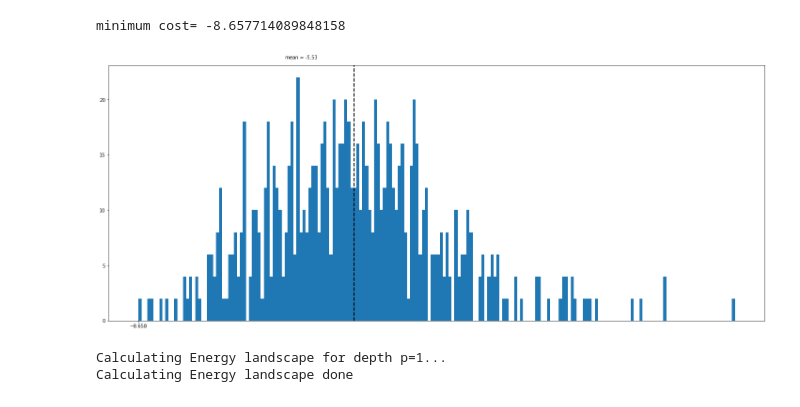
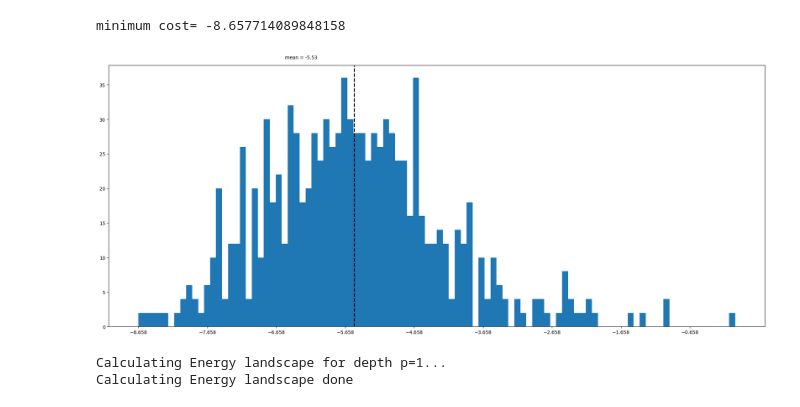
Before and after one commit to OpenQuantumComputing/optimization, a Jupyter notebook: MaxCut/10 nodes.ipynb, the cells around one changed output. Saved outputs shown, nothing was run; the diff lists cells and outputs as text; code cells hidden in the pictures.

```diff
--- a/MaxCut/10 nodes.ipynb
+++ b/MaxCut/10 nodes.ipynb
@@ -34,16 +34,16 @@ minimum cost= -8.657714089848158
 # %%
 max_val=max(costs)
 
 pl.figure(figsize=(25,10))
-_=pl.hist(np.sort(costs), bins=200)
+_=pl.hist(np.sort(costs), bins=100)
 min_ylim, max_ylim = pl.ylim()
 max_ylim *=1.025
 mean=np.mean(costs)
 pl.axvline(mean, color='k', linestyle='dashed', linewidth=2)
 _=pl.text(mean-1, max_ylim, 'mean = {:.2f}'.format(mean))
-_=pl.xticks(np.arange(mincost, max_val, step=25))
+_=pl.xticks(np.arange(mincost, max_val, step=1))
 # %% [output]
-[figure, old version]
+[figure, new version]
 # %%
 qasm_sim = Aer.get_backend('qasm_simulator')
 # %%
```
Also changed, not shown: parts of 11 cells of this notebook, 3 other files.
